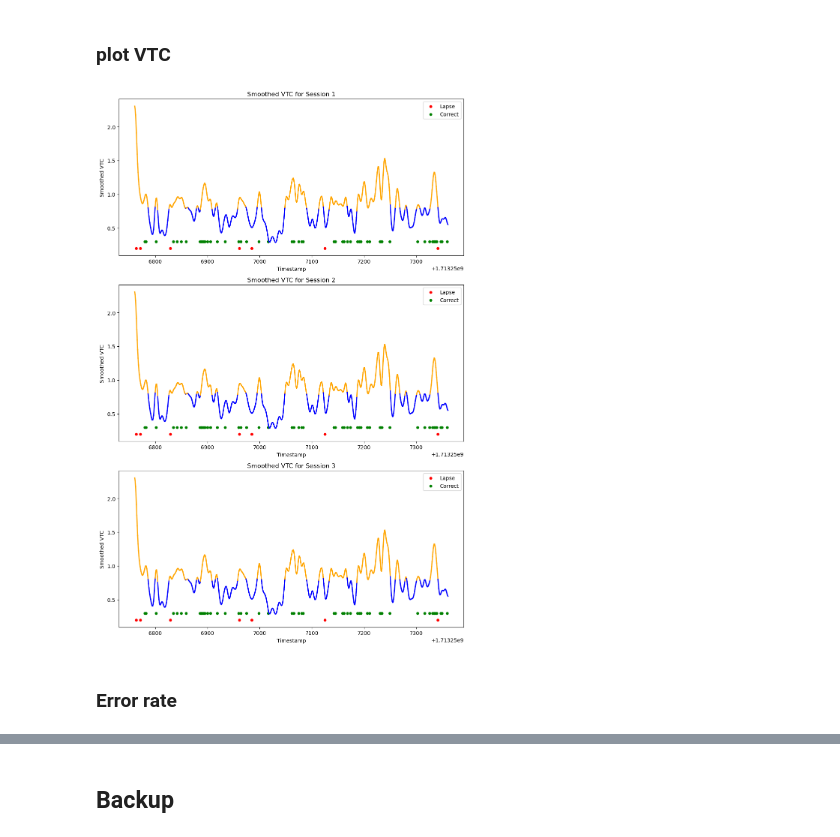
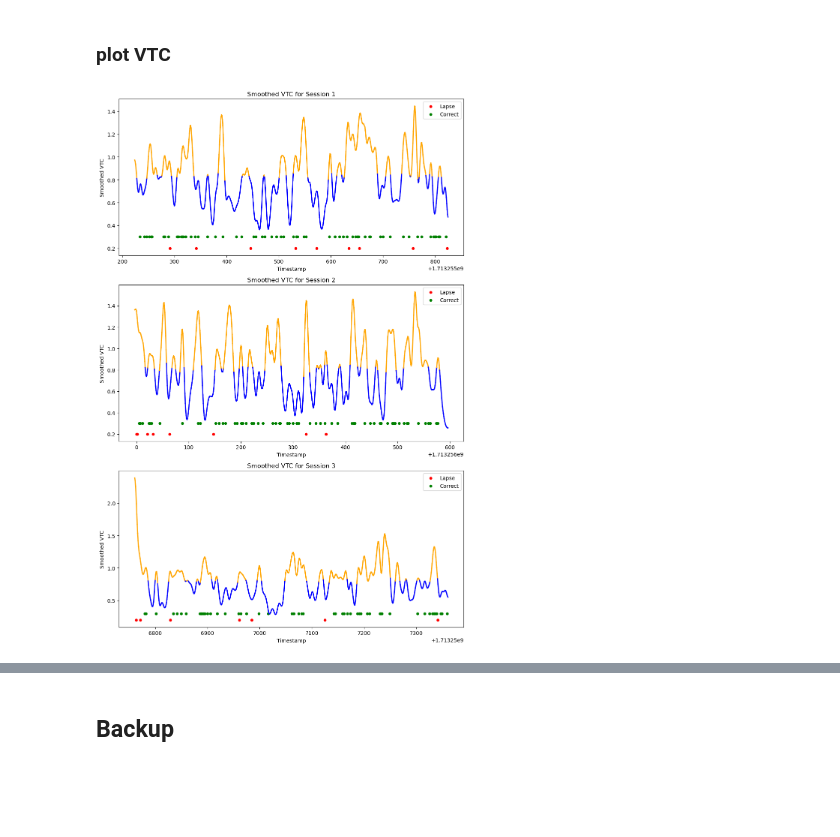
Before and after one commit to henrisuurorg/measure-attention-eeg, a Jupyter notebook: training/gradcpt_analysis.ipynb, the cells around one changed output, grey strips where cells are left out. Saved outputs shown, nothing was run; the diff lists cells and outputs as text; code cells hidden in the pictures; blank space fills up the shorter version.

Commit message:
gradcpt analysis ~done

```diff
--- a/training/gradcpt_analysis.ipynb
+++ b/training/gradcpt_analysis.ipynb
@@ -302,0 +307,8 @@ The rate of change for MeanRTSlope: t-statistic = -0.88, P-value = 0.403
+# %%
+aggregated_data = rates_df.groupby('Subject').agg({
+    'Lapse Rate': 'mean',
+    'CV Rate': 'mean',
+    'Mean RT': 'mean',
+}).reset_index()
+
+aggregated_data.loc[aggregated_data['Subject'] == 3, 'CV Rate'] = 0.22
@@ -306,9 +383,10 @@ import matplotlib.pyplot as plt
 from scipy import stats
 
 # Use Seaborn to create a scatter plot with a regression line
-plt.figure(figsize=(10, 6))
-ax = sns.regplot(x='Lapse Rate', y='CV Rate', data=aggregated_data,
-                 color='blue', marker='+', scatter_kws={'s': 100})
+plt.figure(figsize=(7.5, 5))
+ax = sns.regplot(x='Lapse Rate', y='CV Rate', data=aggregated_data#[aggregated_data.Subject != 3]
+                 ,
+                 color='gray', marker='+', scatter_kws={'s': 100})
 
 # Calculate Pearson correlation coefficient and p-value
 pearson_coef, p_value = stats.pearsonr(aggregated_data['Lapse Rate'].dropna(), aggregated_data['CV Rate'].dropna())
@@ -318,11 +396,11 @@ plt.text(0.05, 0.95, f'Pearson r: {pearson_coef:.2f}, p-value: {p_value:.3f}',
          ha='left', va='top', transform=ax.transAxes, fontsize=12)
 
 plt.title('Lapse Rate vs. CV Rate with Regression Line', fontsize=16)
-plt.xlabel('Average Lapse Rate (Mountain Trials)', fontsize=14)
-plt.ylabel('Average Coefficient of Variation (Baseline Trials)', fontsize=14)
+plt.xlabel('Mean Lapse Rate (Mountain Trials)', fontsize=14)
+plt.ylabel('Mean Coefficient of Variation (Baseline Trials)', fontsize=14)
 plt.xlim(left=0)  # Start x-axis from 0
 plt.ylim(bottom=0)  # Start y-axis from 0
 plt.grid(True)
-
+plt.savefig('lapse-cv.png', dpi=300)  # Save the figure as a PNG file with high resolution
 plt.show()
 # %% [output]
@@ -329,0 +527,18 @@ plt.show()
+# %%
+from scipy.stats import ttest_rel
+
+# Convert Zone from numeric to categorical and set proper labels
+#stat_df['Zone'] = stat_df['Zone'].map({1: 'In the Zone', 0: 'Out of the Zone'})
+
+# Calculate t-tests
+results = {}
+for condition in stat_df['Condition'].unique():
+    in_zone_rates = stat_df[(stat_df['Condition'] == condition) & (stat_df['Zone'] == 1)]['Rate']
+    out_zone_rates = stat_df[(stat_df['Condition'] == condition) & (stat_df['Zone'] == 0)]['Rate']
+
+
+    t_stat, p_val = ttest_rel(in_zone_rates, out_zone_rates)  # Welch's t-test for unequal variances
+
+    results[condition] = (t_stat, p_val)
+    significance = "P < 0.01" if p_val < 0.01 else ("P < 0.05" if p_val < 0.05 else "not significant")
+    print(f"{condition} Error Rate: t-statistic = {t_stat:.2f}, p-value = {p_val:.4f} ({significance})")
@@ -345,39 +622,37 @@ sessions = [1, 2, 3]
 # Iterate over each subplot and plot each trial
 for ax, session in zip(axes, sessions):
     # Filter data for the current trial and Subject 11
-    trial_data = gradcpt_data[(gradcpt_data['Session'] == trial) & (gradcpt_data['Subject'] == 11)]
+    trial_data = gradcpt_data[(gradcpt_data['Session'] == session) & (gradcpt_data['Subject'] == 11)]
 
     # Calculate the mean of Smoothed VTC
     mean_vtc = trial_data['Smoothed VTC'].mean()
 
     # Plotting VTC data
     for i in range(len(trial_data) - 1):
         x_values = trial_data['Timestamp'][i:i+2]
         y_values = trial_data['Smoothed VTC'][i:i+2]
         color = 'orange' if y_values.mean() > mean_vtc else 'blue'
         ax.plot(x_values, y_values, color=color, linewidth=2)
 
     # Add dots for Lapses and Corrects at fixed y positions with smaller size
     conditions = [('Lapse', 'red', 0.2), ('Correct', 'green', 0.3)]
     for condition, marker_color, y_position in conditions:
         condition_data = trial_data[trial_data['Condition'] == condition]
         ax.scatter(condition_data['Timestamp'], [y_position] * len(condition_data), color=marker_color, s=20, label=condition)
 
     # Set titles and labels
     ax.set_title(f'Smoothed VTC for Session {session}')
     ax.set_xlabel('Timestamp')
     ax.set_ylabel('Smoothed VTC')
 
     # Add legend to distinguish conditions
     ax.legend()
 
 # Adjust layout to prevent overlap
 plt.tight_layout()
 
 # Show plot
-plt.savefig('erik_zones_trials.png', dpi=300)  # Save the figure as a PNG file with high resolution
+#plt.savefig('erik_zones_trials.png', dpi=300)  # Save the figure as a PNG file with high resolution
 plt.show()
 # %% [output]
-[figure, old version]
+[figure, new version]
-# %% [markdown]
-### Error rate
```
Also changed, not shown: parts of 17 cells of this notebook, 9 other files.
